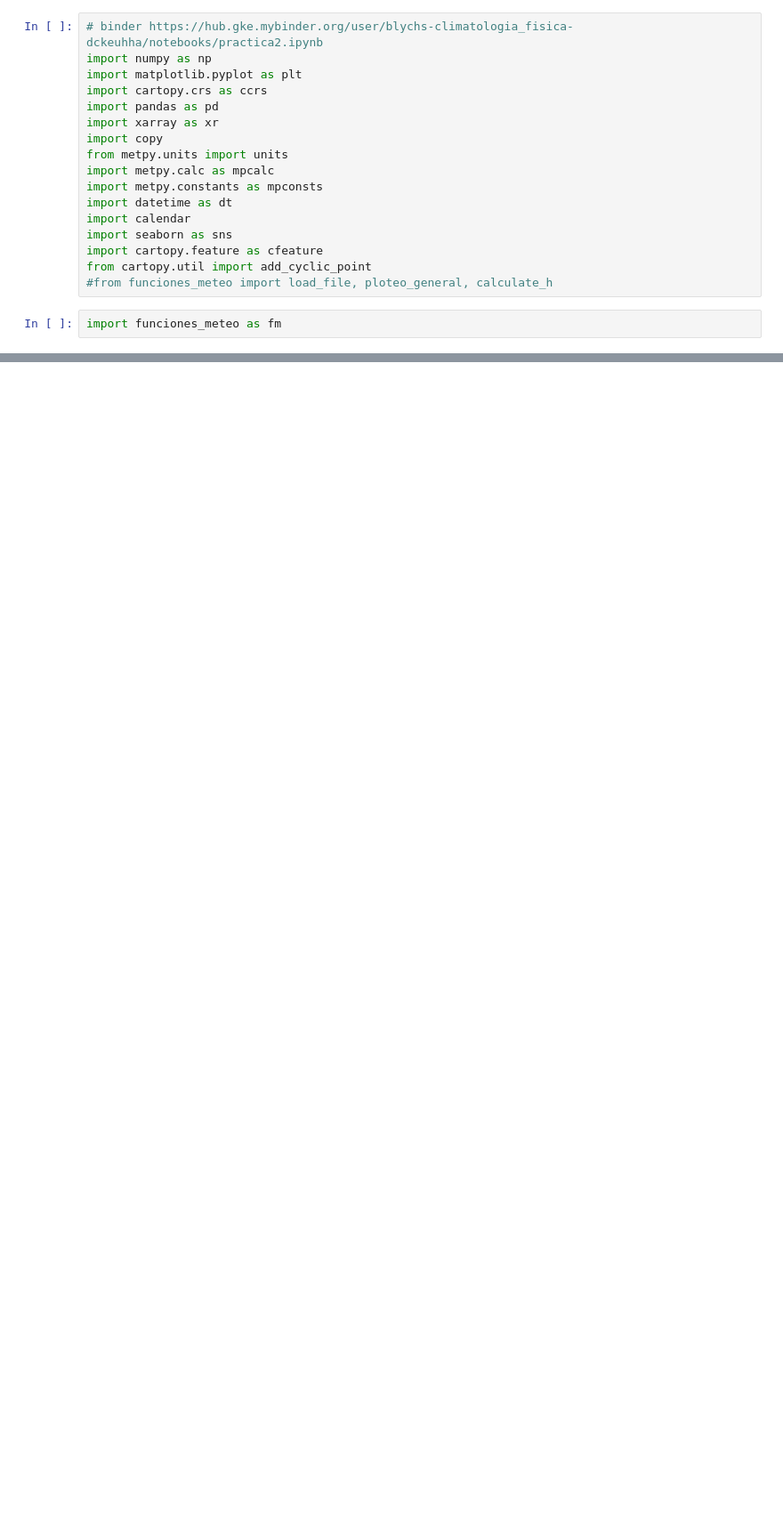
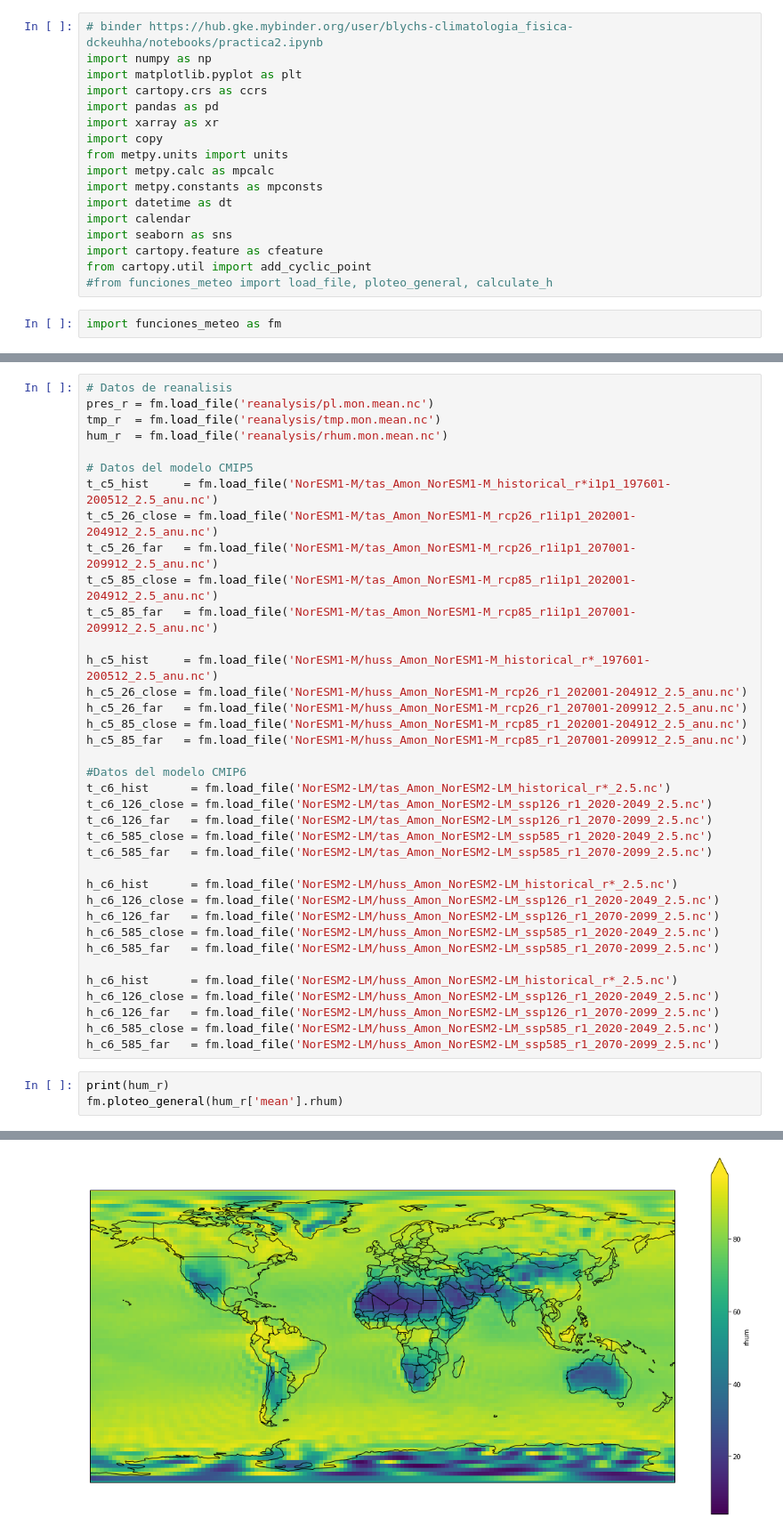
Before and after one commit to blychs/climatologia_fisica, a Jupyter notebook: practica3.ipynb, the cells around one changed output, grey strips where cells are left out. Shown at 89% size. Saved outputs shown, nothing was run; the diff lists cells and outputs as text; blank space fills up the shorter version.

Commit message:
carga de datos

```diff
--- a/practica3.ipynb
+++ b/practica3.ipynb
@@ -32,0 +20,41 @@ ax.coastlines()
+# %%
+# Datos de reanalisis
+pres_r = fm.load_file('reanalysis/pl.mon.mean.nc')
+tmp_r  = fm.load_file('reanalysis/tmp.mon.mean.nc')
+hum_r  = fm.load_file('reanalysis/rhum.mon.mean.nc')
+
+# Datos del modelo CMIP5
+t_c5_hist     = fm.load_file('NorESM1-M/tas_Amon_NorESM1-M_historical_r*i1p1_197601-200512_2.5_anu.nc')
+t_c5_26_close = fm.load_file('NorESM1-M/tas_Amon_NorESM1-M_rcp26_r1i1p1_202001-204912_2.5_anu.nc')
+t_c5_26_far   = fm.load_file('NorESM1-M/tas_Amon_NorESM1-M_rcp26_r1i1p1_207001-209912_2.5_anu.nc')
+t_c5_85_close = fm.load_file('NorESM1-M/tas_Amon_NorESM1-M_rcp85_r1i1p1_202001-204912_2.5_anu.nc')
+t_c5_85_far   = fm.load_file('NorESM1-M/tas_Amon_NorESM1-M_rcp85_r1i1p1_207001-209912_2.5_anu.nc')
+
+h_c5_hist     = fm.load_file('NorESM1-M/huss_Amon_NorESM1-M_historical_r*_197601-200512_2.5_anu.nc')
+h_c5_26_close = fm.load_file('NorESM1-M/huss_Amon_NorESM1-M_rcp26_r1_202001-204912_2.5_anu.nc')
+h_c5_26_far   = fm.load_file('NorESM1-M/huss_Amon_NorESM1-M_rcp26_r1_207001-209912_2.5_anu.nc')
+h_c5_85_close = fm.load_file('NorESM1-M/huss_Amon_NorESM1-M_rcp85_r1_202001-204912_2.5_anu.nc')
+h_c5_85_far   = fm.load_file('NorESM1-M/huss_Amon_NorESM1-M_rcp85_r1_207001-209912_2.5_anu.nc')
+
+#Datos del modelo CMIP6
+t_c6_hist      = fm.load_file('NorESM2-LM/tas_Amon_NorESM2-LM_historical_r*_2.5.nc')
+t_c6_126_close = fm.load_file('NorESM2-LM/tas_Amon_NorESM2-LM_ssp126_r1_2020-2049_2.5.nc')
+t_c6_126_far   = fm.load_file('NorESM2-LM/tas_Amon_NorESM2-LM_ssp126_r1_2070-2099_2.5.nc')
+t_c6_585_close = fm.load_file('NorESM2-LM/tas_Amon_NorESM2-LM_ssp585_r1_2020-2049_2.5.nc')
+t_c6_585_far   = fm.load_file('NorESM2-LM/tas_Amon_NorESM2-LM_ssp585_r1_2070-2099_2.5.nc')
+
+h_c6_hist      = fm.load_file('NorESM2-LM/huss_Amon_NorESM2-LM_historical_r*_2.5.nc')
+h_c6_126_close = fm.load_file('NorESM2-LM/huss_Amon_NorESM2-LM_ssp126_r1_2020-2049_2.5.nc')
+h_c6_126_far   = fm.load_file('NorESM2-LM/huss_Amon_NorESM2-LM_ssp126_r1_2070-2099_2.5.nc')
+h_c6_585_close = fm.load_file('NorESM2-LM/huss_Amon_NorESM2-LM_ssp585_r1_2020-2049_2.5.nc')
+h_c6_585_far   = fm.load_file('NorESM2-LM/huss_Amon_NorESM2-LM_ssp585_r1_2070-2099_2.5.nc')
+
+h_c6_hist      = fm.load_file('NorESM2-LM/huss_Amon_NorESM2-LM_historical_r*_2.5.nc')
+h_c6_126_close = fm.load_file('NorESM2-LM/huss_Amon_NorESM2-LM_ssp126_r1_2020-2049_2.5.nc')
+h_c6_126_far   = fm.load_file('NorESM2-LM/huss_Amon_NorESM2-LM_ssp126_r1_2070-2099_2.5.nc')
+h_c6_585_close = fm.load_file('NorESM2-LM/huss_Amon_NorESM2-LM_ssp585_r1_2020-2049_2.5.nc')
+h_c6_585_far   = fm.load_file('NorESM2-LM/huss_Amon_NorESM2-LM_ssp585_r1_2070-2099_2.5.nc')
+# %%
+print(hum_r)
+fm.ploteo_general(hum_r['mean'].rhum)
+# %% [output]
@@ -32,0 +76 @@ ax.coastlines()
+[figure, added]
```
Also changed, not shown: parts of 4 cells of this notebook.
